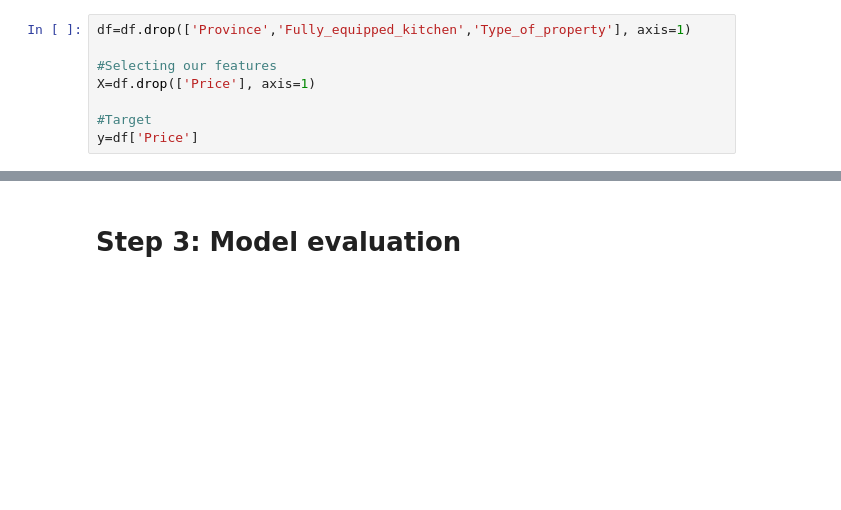
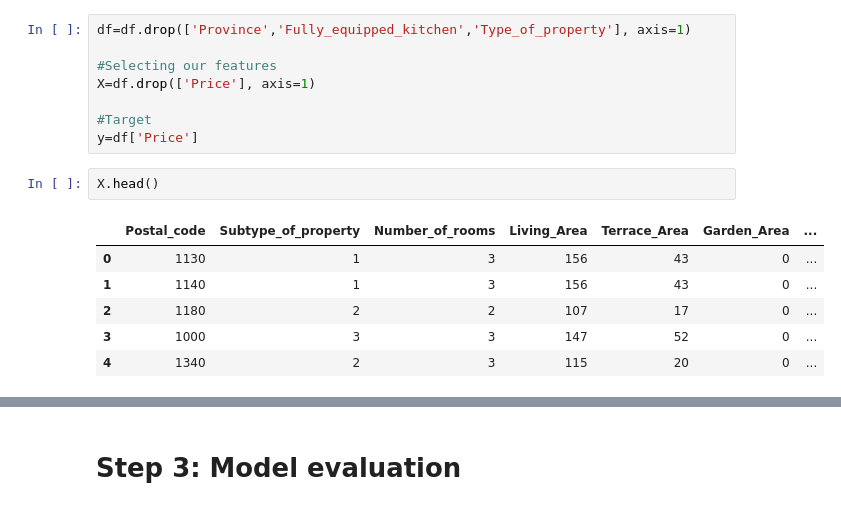
Before and after one commit to Naci-T/real-estate-price-prediction, a Jupyter notebook: model_training/model_training.ipynb, the cells around one changed output, grey strips where cells are left out. Cells and saved outputs as stored; diff of their text form; blank space fills up the shorter version.

```diff
--- a/model_training/model_training.ipynb
+++ b/model_training/model_training.ipynb
@@ -239,6 +253,15 @@ X=df.drop(['Price'], axis=1)
 
 #Target
 y=df['Price']
+# %%
+X.head()
+# %% [output]
+|  | Postal_code | Subtype_of_property | Number_of_rooms | Living_Area | Terrace_Area | Garden_Area | ... |
+| 0 | 1130 | 1 | 3 | 156 | 43 | 0 | ... |
+| 1 | 1140 | 1 | 3 | 156 | 43 | 0 | ... |
+| 2 | 1180 | 2 | 2 | 107 | 17 | 0 | ... |
+| 3 | 1000 | 3 | 3 | 147 | 52 | 0 | ... |
+| 4 | 1340 | 2 | 3 | 115 | 20 | 0 | ... |
 # %%
 # dividing dataset for training and testing
 X_train, X_test, y_train, y_test = train_test_split(X, y, test_size=0.2, random_state=40)
```
Also changed, not shown: parts of 9 cells of this notebook, 11 other files.
